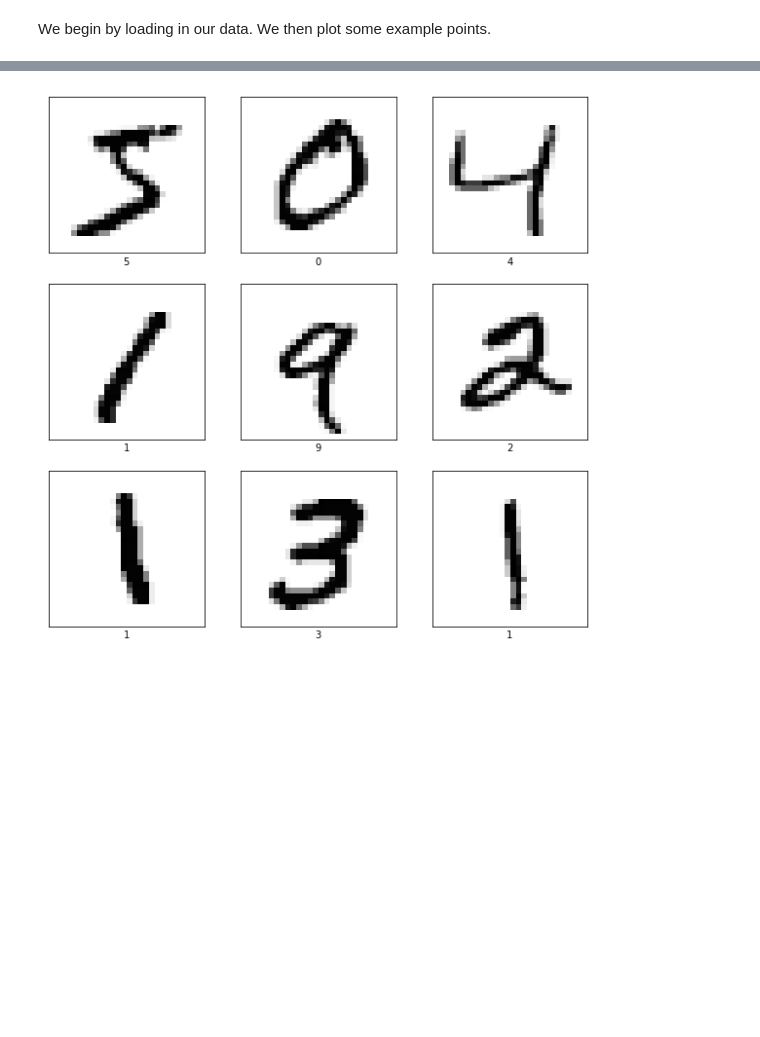
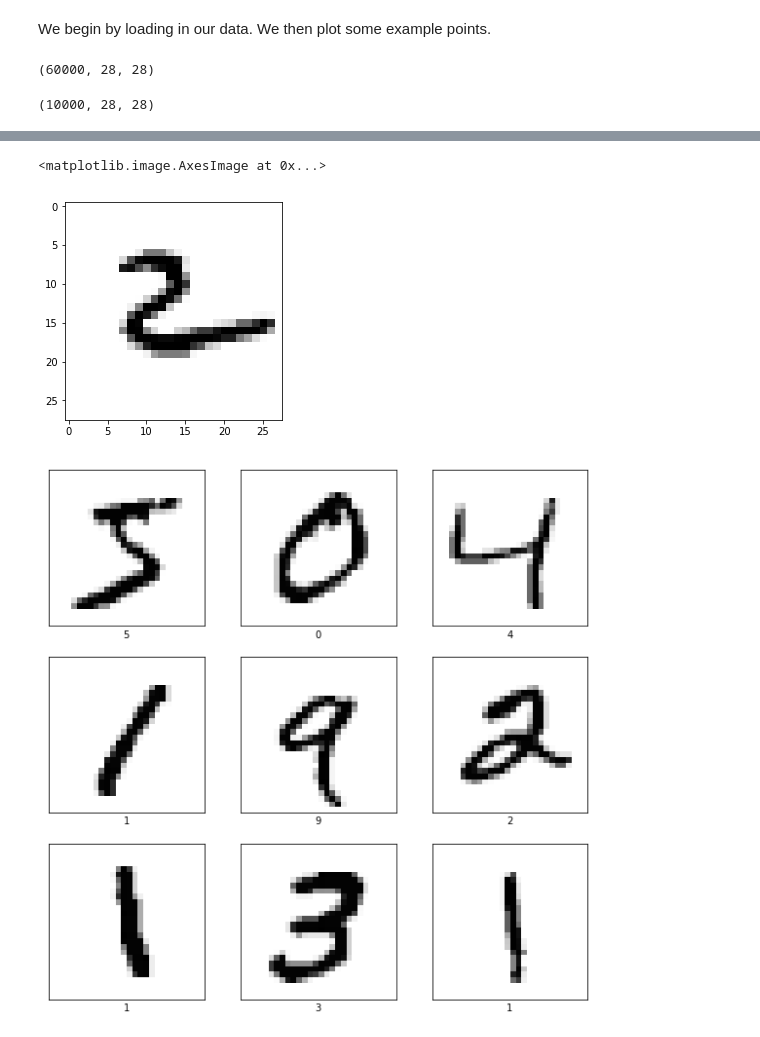
Before and after one commit to UndergraduateArtificialIntelligenceClub/hands-on-ml, a Jupyter notebook: MNIST Analysis.ipynb, the cells around one changed output, grey strips where cells are left out. Cells and saved outputs as stored; diff of their text form; code cells hidden in the pictures; blank space fills up the shorter version.

```diff
--- a/MNIST Analysis.ipynb
+++ b/MNIST Analysis.ipynb
@@ -4,10 +4,18 @@ from tensorflow import keras
 (x_train, y_train), (x_test, y_test) = keras.datasets.mnist.load_data()
 # %% [markdown]
 We begin by loading in our data. We then plot some example points.
+# %%
+x_train.shape
+# %% [output]
+(60000, 28, 28)
+# %%
+x_test.shape
+# %% [output]
+(10000, 28, 28)
 # %%
 import matplotlib.pyplot as plt
 %matplotlib inline
-image_index=?
+image_index=109
 print(y_train[image_index])
 plt.imshow(x_train[image_index], cmap='Greys')
 # %% [output]
@@ -15,3 +23,5 @@ SyntaxError: invalid syntax (<ipython-input-81-8c659b78719e>, line 3)
+<matplotlib.image.AxesImage at 0x...>
+[figure, added]
 # %%
 plt.figure(figsize=(10,10))
 for i in range(9):
```
Also changed, not shown: parts of 10 cells of this notebook, 10 other files.
